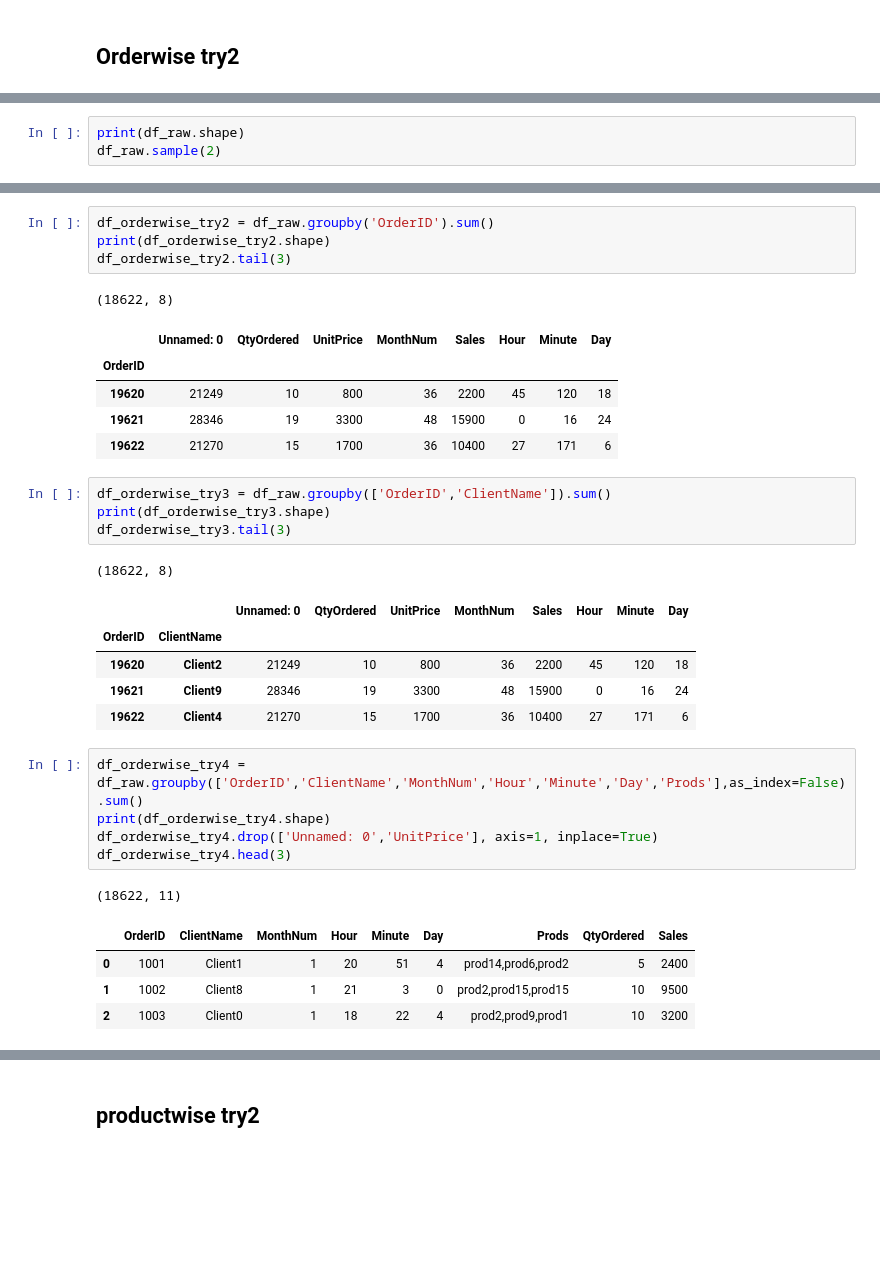
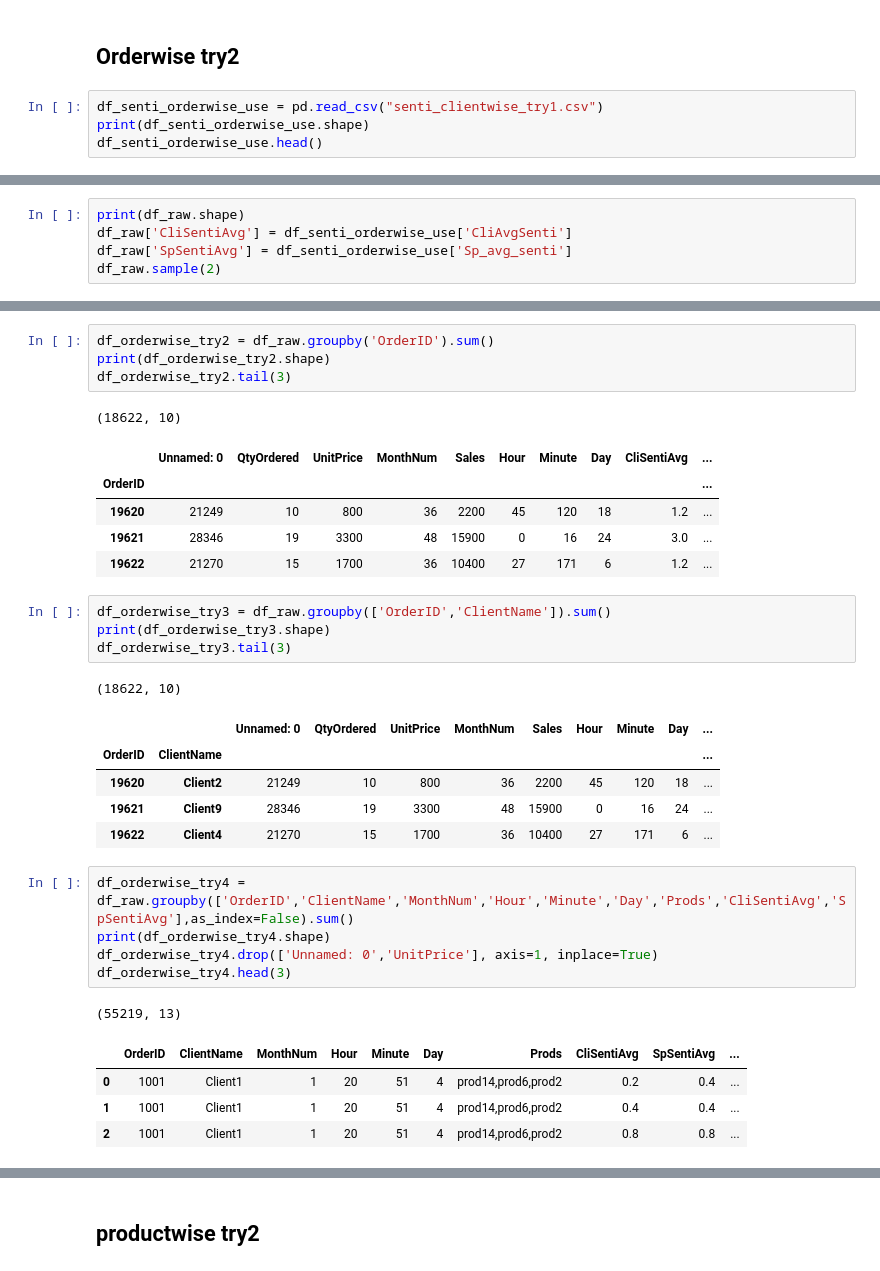
Before and after one commit to Learning2Code75/DLOM, a Jupyter notebook: ML/3_regClassif/sales_analysis_vid.ipynb, the cells around one changed output, grey strips where cells are left out. Drawn from its saved outputs; the diff is of its cells as text; blank space fills up the shorter version.

```diff
--- a/ML/3_regClassif/sales_analysis_vid.ipynb
+++ b/ML/3_regClassif/sales_analysis_vid.ipynb
@@ -528,3 +585,7 @@ df_senti_clientwise_try1.head()
 |  | ClientName | Month | CliChats | SpChats | CliAvgSenti | SpAvgSenti |
 # %% [markdown]
 ## Orderwise try2
+# %%
+df_senti_orderwise_use = pd.read_csv("senti_clientwise_try1.csv")
+print(df_senti_orderwise_use.shape)
+df_senti_orderwise_use.head()
@@ -531,5 +600,7 @@ df_senti_clientwise_try1.head()
 # %%
 print(df_raw.shape)
+df_raw['CliSentiAvg'] = df_senti_orderwise_use['CliAvgSenti']
+df_raw['SpSentiAvg'] = df_senti_orderwise_use['Sp_avg_senti']
 df_raw.sample(2)
 # %% [output]
 (59094, 16)
@@ -541,34 +612,34 @@ df_orderwise_try2 = df_raw.groupby('OrderID').sum()
 print(df_orderwise_try2.shape)
 df_orderwise_try2.tail(3)
 # %% [output]
-(18622, 8)
+(18622, 10)
-|  | Unnamed: 0 | QtyOrdered | UnitPrice | MonthNum | Sales | Hour | Minute | Day |
-| OrderID |  |  |  |  |  |  |  |  |
-| 19620 | 21249 | 10 | 800 | 36 | 2200 | 45 | 120 | 18 |
-| 19621 | 28346 | 19 | 3300 | 48 | 15900 | 0 | 16 | 24 |
-| 19622 | 21270 | 15 | 1700 | 36 | 10400 | 27 | 171 | 6 |
+|  | Unnamed: 0 | QtyOrdered | UnitPrice | MonthNum | Sales | Hour | Minute | Day | CliSentiAvg | ... |
+| OrderID |  |  |  |  |  |  |  |  |  | ... |
+| 19620 | 21249 | 10 | 800 | 36 | 2200 | 45 | 120 | 18 | 1.2 | ... |
+| 19621 | 28346 | 19 | 3300 | 48 | 15900 | 0 | 16 | 24 | 3.0 | ... |
+| 19622 | 21270 | 15 | 1700 | 36 | 10400 | 27 | 171 | 6 | 1.2 | ... |
 # %%
 df_orderwise_try3 = df_raw.groupby(['OrderID','ClientName']).sum()
 print(df_orderwise_try3.shape)
 df_orderwise_try3.tail(3)
 # %% [output]
-(18622, 8)
+(18622, 10)
-|  |  | Unnamed: 0 | QtyOrdered | UnitPrice | MonthNum | Sales | Hour | Minute | Day |
-| OrderID | ClientName |  |  |  |  |  |  |  |  |
-| 19620 | Client2 | 21249 | 10 | 800 | 36 | 2200 | 45 | 120 | 18 |
-| 19621 | Client9 | 28346 | 19 | 3300 | 48 | 15900 | 0 | 16 | 24 |
-| 19622 | Client4 | 21270 | 15 | 1700 | 36 | 10400 | 27 | 171 | 6 |
+|  |  | Unnamed: 0 | QtyOrdered | UnitPrice | MonthNum | Sales | Hour | Minute | Day | ... |
+| OrderID | ClientName |  |  |  |  |  |  |  |  | ... |
+| 19620 | Client2 | 21249 | 10 | 800 | 36 | 2200 | 45 | 120 | 18 | ... |
+| 19621 | Client9 | 28346 | 19 | 3300 | 48 | 15900 | 0 | 16 | 24 | ... |
+| 19622 | Client4 | 21270 | 15 | 1700 | 36 | 10400 | 27 | 171 | 6 | ... |
 # %%
-df_orderwise_try4 = df_raw.groupby(['OrderID','ClientName','MonthNum','Hour','Minute','Day','Prods'],as_index=False).sum()
+df_orderwise_try4 = df_raw.groupby(['OrderID','ClientName','MonthNum','Hour','Minute','Day','Prods','CliSentiAvg','SpSentiAvg'],as_index=False).sum()
 print(df_orderwise_try4.shape)
 df_orderwise_try4.drop(['Unnamed: 0','UnitPrice'], axis=1, inplace=True)
 df_orderwise_try4.head(3)
 # %% [output]
-(18622, 11)
+(55219, 13)
-|  | OrderID | ClientName | MonthNum | Hour | Minute | Day | Prods | QtyOrdered | Sales |
-| 0 | 1001 | Client1 | 1 | 20 | 51 | 4 | prod14,prod6,prod2 | 5 | 2400 |
-| 1 | 1002 | Client8 | 1 | 21 | 3 | 0 | prod2,prod15,prod15 | 10 | 9500 |
-| 2 | 1003 | Client0 | 1 | 18 | 22 | 4 | prod2,prod9,prod1 | 10 | 3200 |
+|  | OrderID | ClientName | MonthNum | Hour | Minute | Day | Prods | CliSentiAvg | SpSentiAvg | ... |
+| 0 | 1001 | Client1 | 1 | 20 | 51 | 4 | prod14,prod6,prod2 | 0.2 | 0.4 | ... |
+| 1 | 1001 | Client1 | 1 | 20 | 51 | 4 | prod14,prod6,prod2 | 0.4 | 0.4 | ... |
+| 2 | 1001 | Client1 | 1 | 20 | 51 | 4 | prod14,prod6,prod2 | 0.8 | 0.8 | ... |
 # %%
 df_orderwise_try4.columns
 # %% [output]
```
Also changed, not shown: parts of 57 cells of this notebook, 4 other files.
